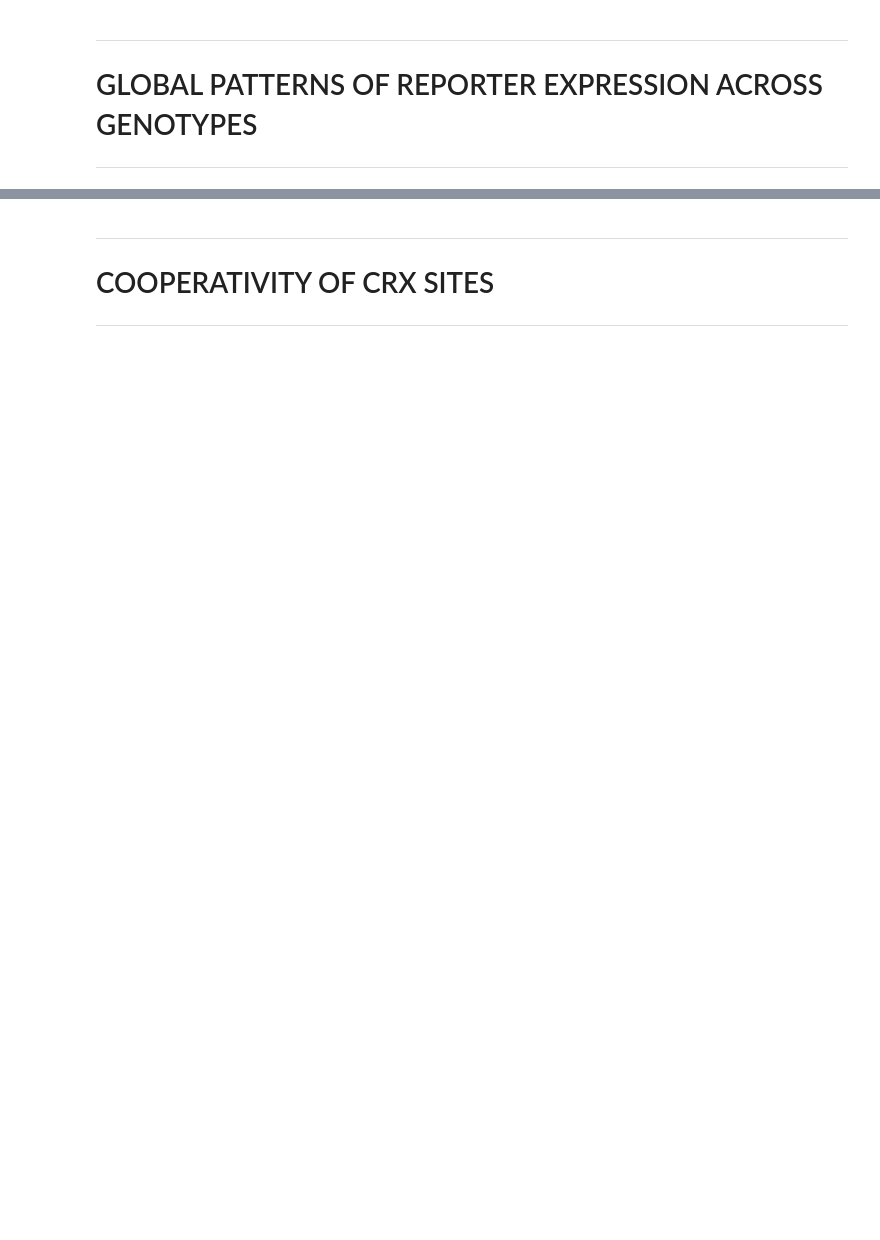
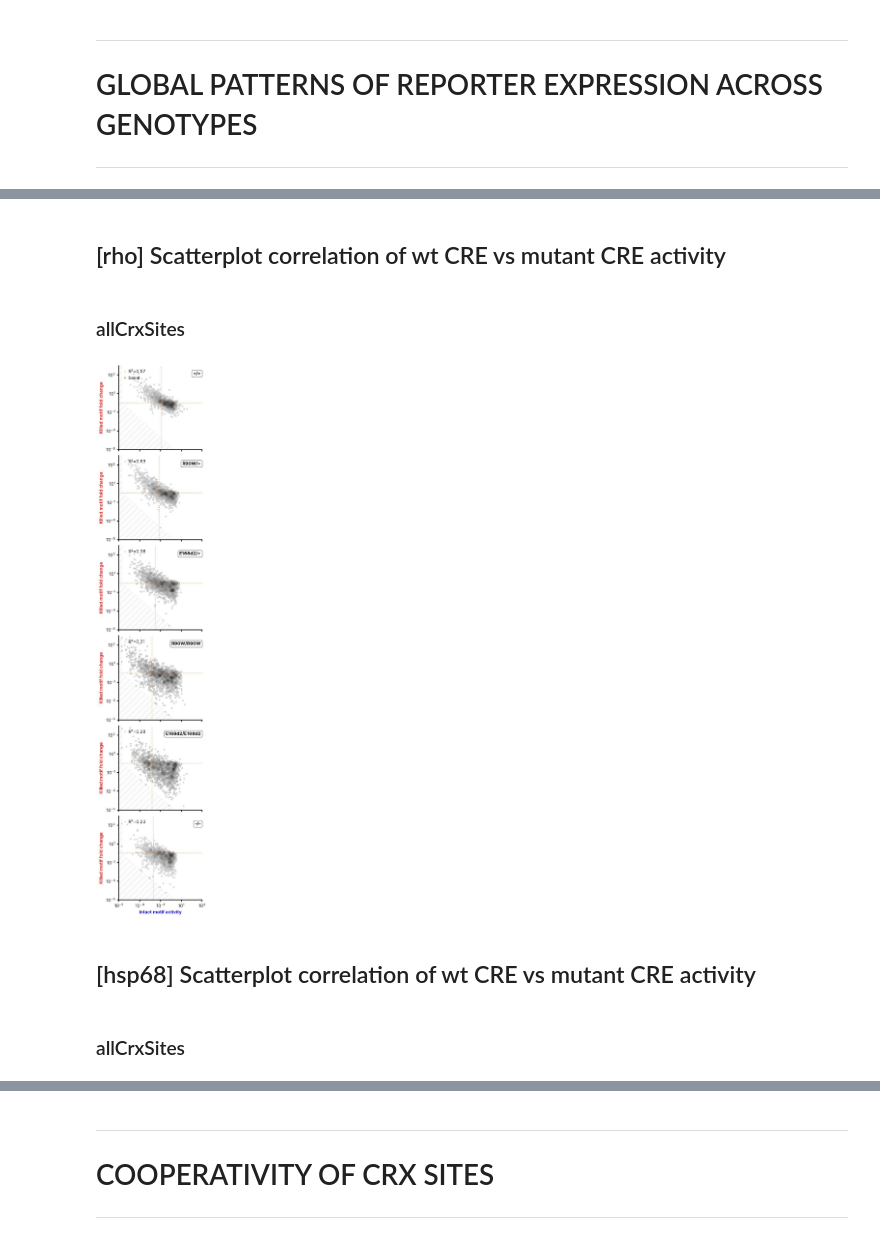
Before and after one commit to barakcohenlab/retinopathy-manuscript, a Jupyter notebook: analysis.ipynb, the cells around one changed output, grey strips where cells are left out. Saved outputs shown, nothing was run; the diff lists cells and outputs as text; code cells hidden in the pictures; blank space fills up the shorter version.

Commit message:
Updating to match updated text

```diff
--- a/analysis.ipynb
+++ b/analysis.ipynb
@@ -347,5 +430,5 @@ for library_name, library_df in processed_samples_counts.sort(["library"]).group
 # %%
-for library_name, library_df in processed_samples_counts.sort(["library"]).groupby("library", maintain_order=True):
+for library_name, library_df in processed_samples_counts.sort(["library"]).group_by("library", maintain_order=True):
     display(Markdown(f"## [{library_name}] Scatterplot correlation of wt CRE vs mutant CRE activity"))
 
     genotypes = [
@@ -357,9 +440,9 @@ for library_name, library_df in processed_samples_counts.sort(["library"]).group
         "CrxKO"
     ]
 
-    figure, axes = pyplot.subplots(nrows=1, ncols=6, sharex=False, sharey=True, figsize=(18, 4), layout="compressed")
+    figure, axes = pyplot.subplots(nrows=6, ncols=1, sharex=True, sharey=True, figsize=(3, 15.2), layout="compressed")
     x_bounds = (1e-5, 1e3)
-    y_bounds = (1e-7, 1e4)
+    y_bounds = (1e-5, 1e4)
 
     first_axis = axes.flat[0]
 
@@ -391,33 +474,45 @@ for library_name, library_df in processed_samples_counts.sort(["library"]).group
         # Plot basal
         basal_mean = library_df.filter((polars.col("genotype") == genotype) & (polars.col("variant_type") == "basal"))["activity_mean"][0]
         axis.scatter(basal_mean, 1, marker="+", color="#ff7000", s=16, linewidth=1, label="basal" if index == 0 else "_nolegend_")
         axis.axvline(x=basal_mean, color="#ff700080", linewidth=1.5, linestyle=":")
         axis.axhline(y=1, color="#ff700080", linewidth=1.5, linestyle=":")
 
         # Plot out-of-bounds
         axis.add_patch(matplotlib.patches.Polygon(
             xy=[(1e3, 2e-5/1e3), (2e-5, 1), (2e-5, 1e4), (0, 1e4), (0, 0)],
             facecolor="#00000000",
             edgecolor="#00000008",
             hatch=r"//"
         ))
 
+        axis.text(8e2, 10e2, translate_genotype_to_label(genotype), fontsize=9, fontweight="bold", horizontalalignment="right", fontfamily="Inter", bbox={"boxstyle": "round", "facecolor": "#ffffff00", "linewidth": 0.5})
+
         # Format plot
-        axis.set(xlim=x_bounds, ylim=y_bounds, title=translate_genotype_to_label(genotype), xlabel="Intact motif activity", ylabel="Killed motif fold change")
+        axis.set(xlim=x_bounds, ylim=y_bounds, ylabel="Killed motif fold change")
         axis.xaxis.label.set_color("#0000ff")
         axis.yaxis.label.set_color("#ff0000")
         axis.set_xscale("log", base=10)
         axis.set_yscale("log", base=10)
         axis.xaxis.set_major_locator(pyplot.LogLocator(numticks=5))
         axis.yaxis.set_major_locator(pyplot.LogLocator(numticks=7))
-        axis.tick_params(which="major", bottom=True, top=False, left=True, right=False, labelbottom=True, labeltop=False, labelleft=True, labelright=False)
+        if (index + 1)%6 == 0:
+            axis.set(xlabel="Intact motif activity")
+            axis.tick_params(which="major", bottom=True, top=False, left=True, right=False, labelbottom=True, labeltop=False, labelleft=True, labelright=False)
+        else:
+            axis.tick_params(which="major", bottom=True, top=False, left=True, right=False, labelbottom=False, labeltop=False, labelleft=True, labelright=False)
         axis.tick_params(which="minor", bottom=False, top=False, left=False, right=False)
-        axis.set_aspect(aspect="equal", adjustable=None, anchor="C")
+        #axis.set_aspect(aspect="equal", adjustable=None, anchor="C")
 
         handles, labels = axis.get_legend_handles_labels()
         legend = axis.legend(handles, labels, loc="upper left")
 
     figure.savefig(f"Figures/expression_wt_vs_crxMut_motifs_{variant_type}_{library_name}.{FIGURE_EXPORT_TYPE}", bbox_inches="tight")
     display(Markdown(f"### {variant_type}"))
     display(figure)
     pyplot.close(figure)
+# %% [output]
+## [rho] Scatterplot correlation of wt CRE vs mutant CRE activity
+### allCrxSites
+[figure, added]
+## [hsp68] Scatterplot correlation of wt CRE vs mutant CRE activity
+### allCrxSites
```
Also changed, not shown: parts of 26 cells of this notebook, 5 other files.
